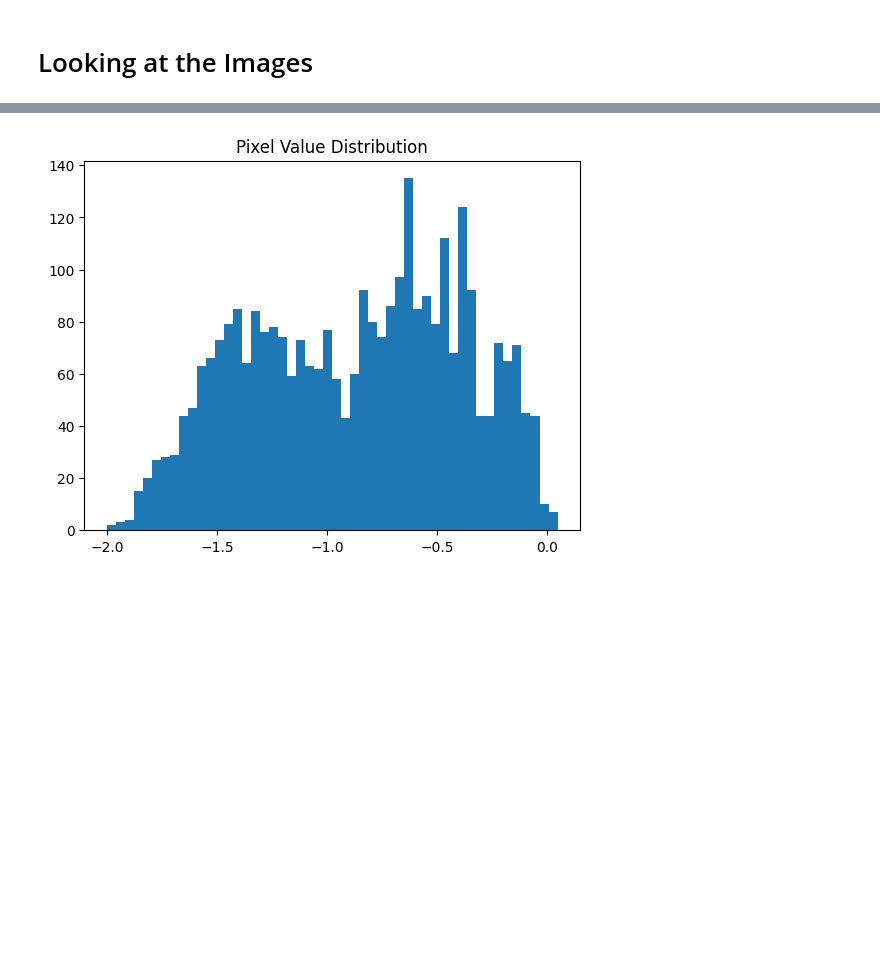
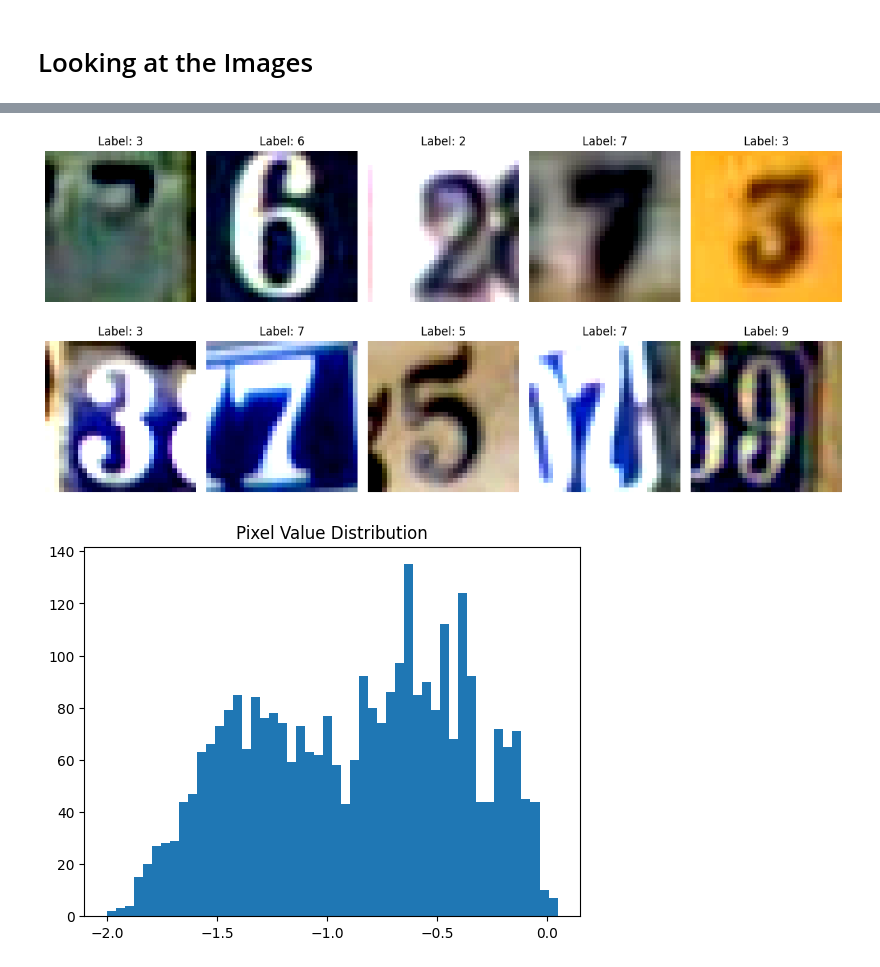
Before and after one commit to seafoodfry/ml-workspace, a Jupyter notebook: gpu-sandbox/vision/cnns/svhn-intro.ipynb, the cells around one changed output, grey strips where cells are left out. Drawn from its saved outputs; the diff is of its cells as text; code cells hidden in the pictures; blank space fills up the shorter version.

Commit message:
[svhn] minor updates
Signed-off-by: seafoodfry <99568361+seafoodfry@users.noreply.github.com>

```diff
--- a/gpu-sandbox/vision/cnns/svhn-intro.ipynb
+++ b/gpu-sandbox/vision/cnns/svhn-intro.ipynb
@@ -306,3 +306,20 @@ plt.show()
+# %%
+# Get a batch of random images.
+indices = torch.randperm(len(train_dataset))[:10]
+sample_images = [train_dataset[i][0] for i in indices]
+sample_labels = [train_dataset[i][1] for i in indices]
+
+# Create a grid to display them.
+plt.figure(figsize=(12, 6))
+for i in range(10):
+    plt.subplot(2, 5, i+1)
+    imshow(sample_images[i])
+    plt.title(f"Label: {sample_labels[i]}")
+plt.tight_layout()
+plt.savefig('svhn_samples.png')
+plt.show()
+# %% [output]
+[figure, added]
 # %%
 img = sample_images[0]
 npimg = img.numpy()
```
Also changed, not shown: parts of 4 cells of this notebook, 1 other file.
